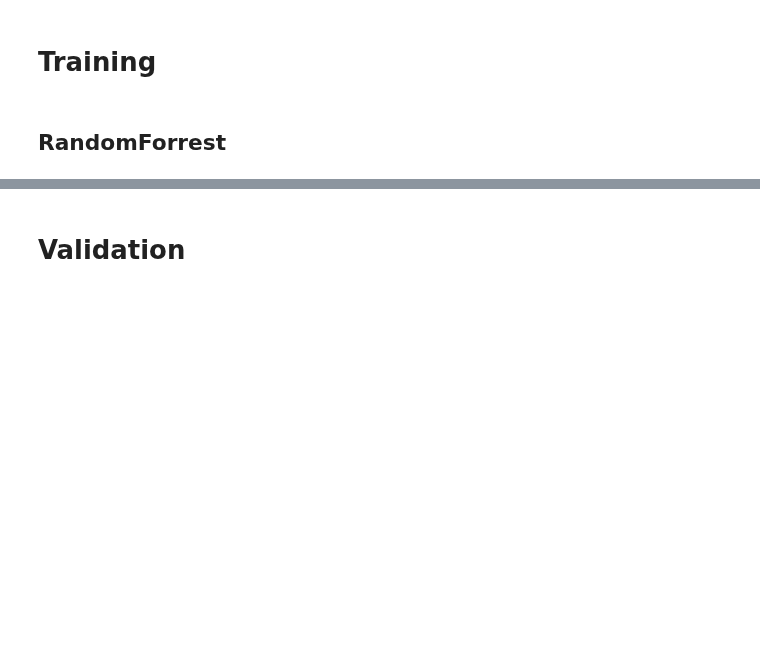
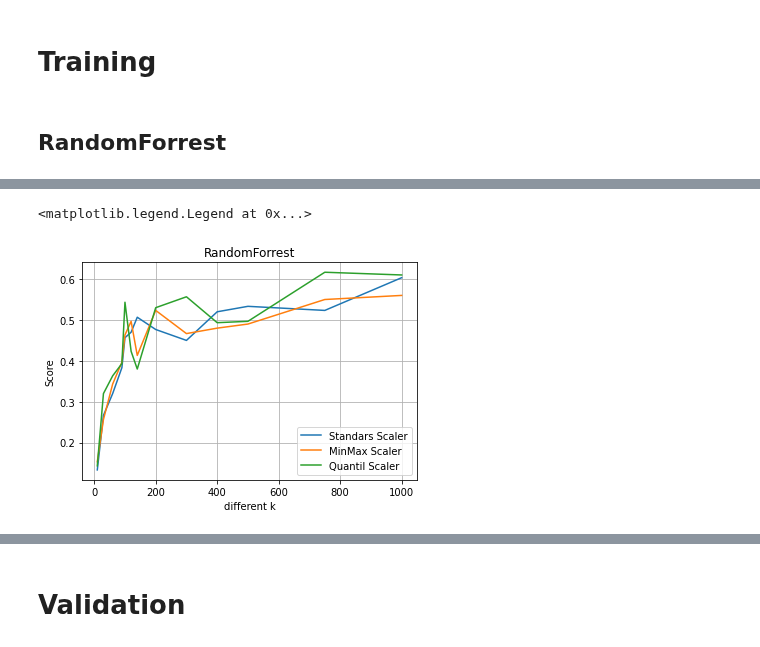
Before and after one commit to hitimr/ML_2020, a Jupyter notebook: Ex1/amazon/amazon_mlp_alex.ipynb, the cells around one changed output, grey strips where cells are left out. Cells and saved outputs as stored; diff of their text form; code cells hidden in the pictures; blank space fills up the shorter version.

```diff
--- a/Ex1/amazon/amazon_mlp_alex.ipynb
+++ b/Ex1/amazon/amazon_mlp_alex.ipynb
@@ -252,0 +359,12 @@ RF:  score:  0.6033333333333334
+# %%
+df_plot_standard = results[ results['Scaler'] == "standard"]
+df_plot_standard_RM = df_plot_standard[df_plot_standard["Model"] == "RM"]
+df_plot_standard_RM
+
+df_plot_minmax = results[ results['Scaler'] == "minmax"]
+df_plot_minmax_RM = df_plot_minmax[df_plot_minmax["Model"] == "RM"]
+df_plot_minmax_RM
+
+df_plot_quantil = results[ results['Scaler'] == "quantil"]
+df_plot_quantil_RM = df_plot_quantil[df_plot_quantil["Model"] == "RM"]
+df_plot_quantil_RM
@@ -252,0 +425,12 @@ RF:  score:  0.6033333333333334
+# %%
+plt.grid()
+plt.plot(df_plot_standard_RM.k,df_plot_standard_RM.Score,label = "Standars Scaler")
+plt.plot(df_plot_minmax_RM.k,df_plot_minmax_RM.Score,label = "MinMax Scaler")
+plt.plot(df_plot_quantil_RM.k,df_plot_quantil_RM.Score,label = "Quantil Scaler")
+plt.xlabel("different k")
+plt.ylabel("Score")
+plt.title("RandomForrest")
+plt.legend()
+# %% [output]
+<matplotlib.legend.Legend at 0x...>
+[figure, added]
```
Also changed, not shown: parts of 19 cells of this notebook, 5 other files.
